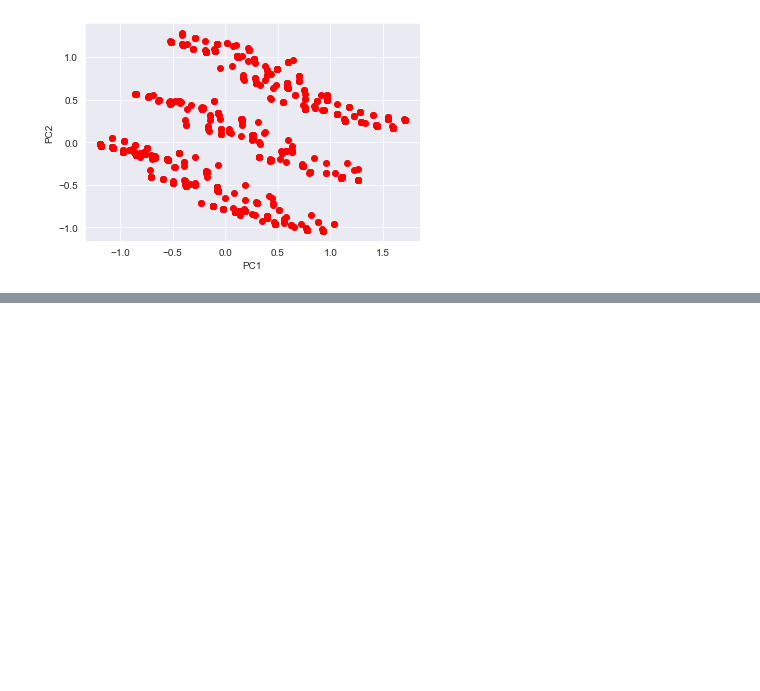
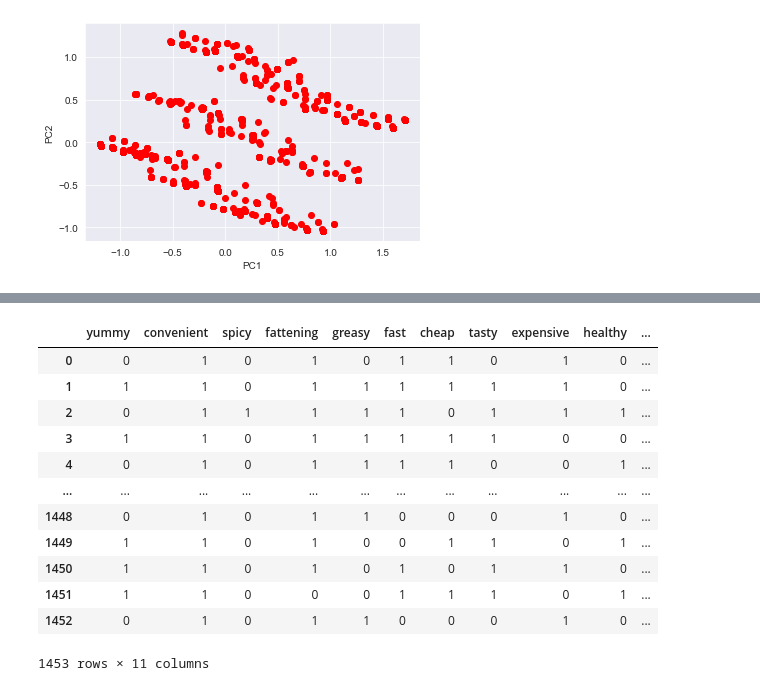
Before and after one commit to bharxhav/mcdonalds-market-segmentation, a Jupyter notebook: market-segmentation.ipynb, the cells around one changed output, grey strips where cells are left out. Drawn from its saved outputs; the diff is of its cells as text; code cells hidden in the pictures; blank space fills up the shorter version.

```diff
--- a/market-segmentation.ipynb
+++ b/market-segmentation.ipynb
@@ -240,0 +216,17 @@ plt.show()
+# %%
+df_bin = df.iloc[:, :11]
+df_bin
+# %% [output]
+|  | yummy | convenient | spicy | fattening | greasy | fast | cheap | tasty | expensive | healthy | ... |
+| 0 | 0 | 1 | 0 | 1 | 0 | 1 | 1 | 0 | 1 | 0 | ... |
+| 1 | 1 | 1 | 0 | 1 | 1 | 1 | 1 | 1 | 1 | 0 | ... |
+| 2 | 0 | 1 | 1 | 1 | 1 | 1 | 0 | 1 | 1 | 1 | ... |
+| 3 | 1 | 1 | 0 | 1 | 1 | 1 | 1 | 1 | 0 | 0 | ... |
+| 4 | 0 | 1 | 0 | 1 | 1 | 1 | 1 | 0 | 0 | 1 | ... |
+| ... | ... | ... | ... | ... | ... | ... | ... | ... | ... | ... | ... |
+| 1448 | 0 | 1 | 0 | 1 | 1 | 0 | 0 | 0 | 1 | 0 | ... |
+| 1449 | 1 | 1 | 0 | 1 | 0 | 0 | 1 | 1 | 0 | 1 | ... |
+| 1450 | 1 | 1 | 0 | 1 | 0 | 1 | 0 | 1 | 1 | 0 | ... |
+| 1451 | 1 | 1 | 0 | 0 | 0 | 1 | 1 | 1 | 0 | 1 | ... |
+| 1452 | 0 | 1 | 0 | 1 | 1 | 0 | 0 | 0 | 1 | 0 | ... |
+1453 rows × 11 columns
```
Also changed, not shown: parts of 11 cells of this notebook.
